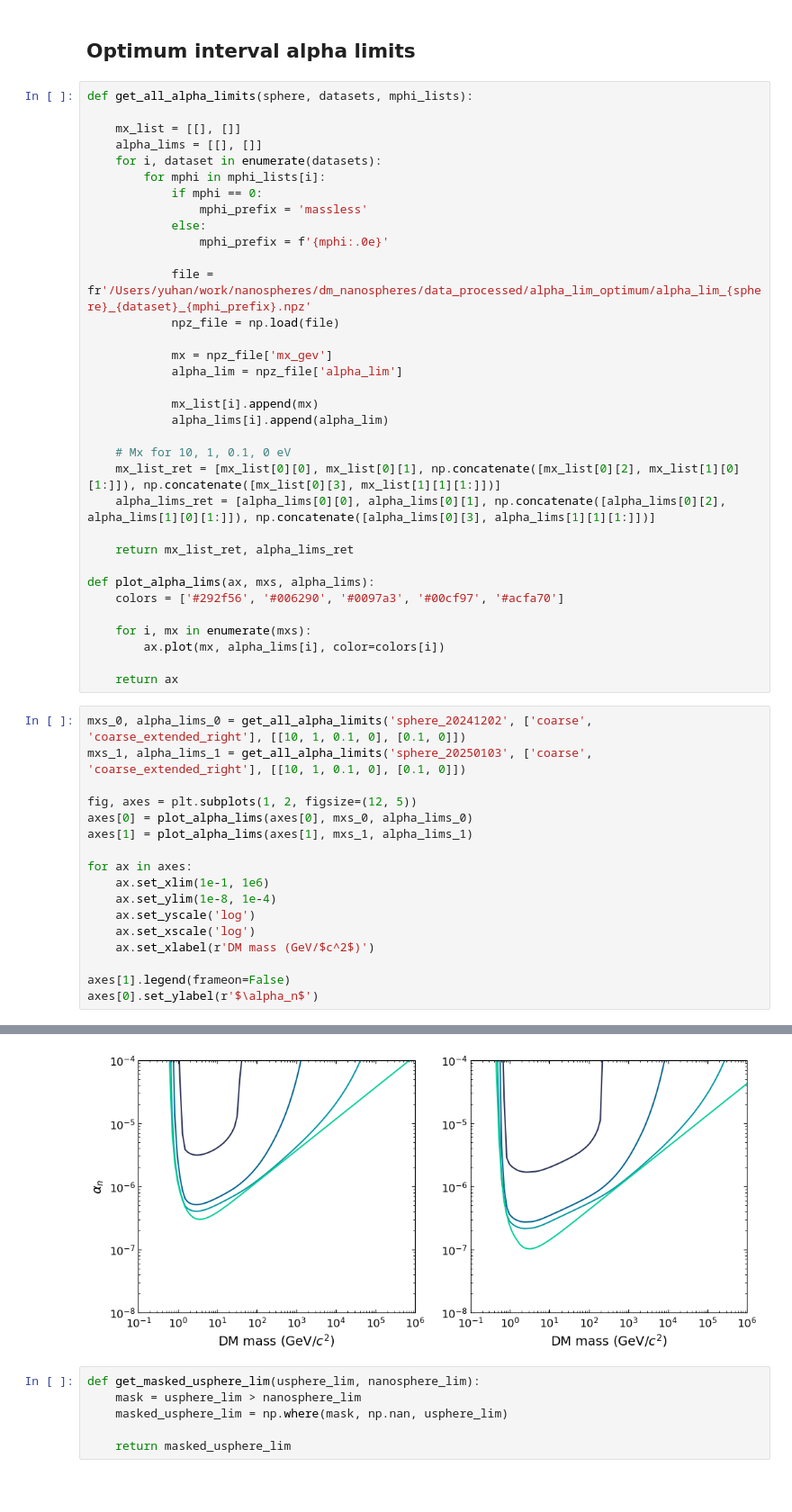
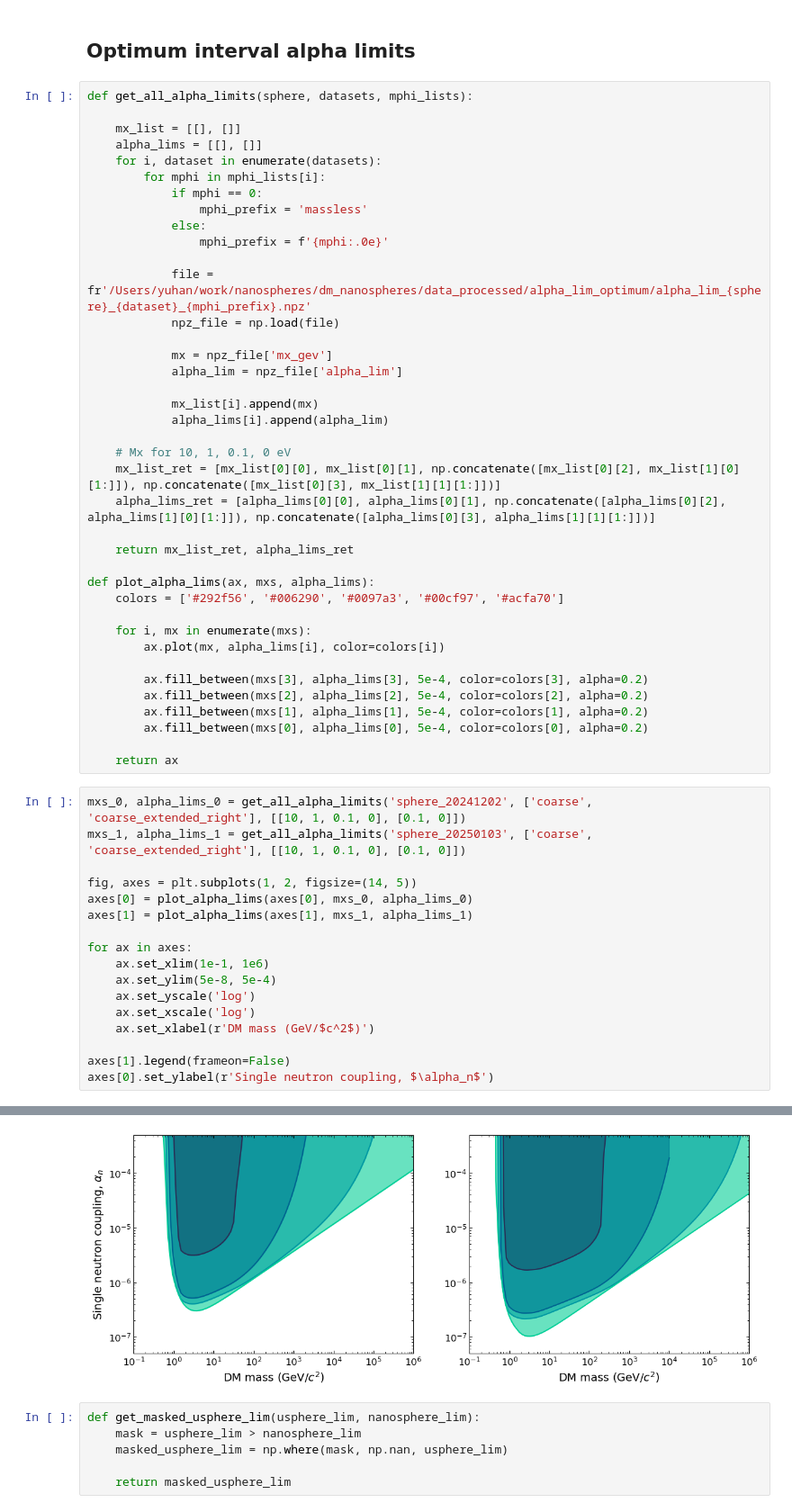
Before and after one commit to yuhants/dm_nanospheres, a Jupyter notebook: analysis_notebooks/sphere_combined_optimum_interval.ipynb, the cells around one changed output, grey strips where cells are left out. Shown at 90% size. Cells and saved outputs as stored; diff of their text form; blank space fills up the shorter version.

```diff
--- a/analysis_notebooks/sphere_combined_optimum_interval.ipynb
+++ b/analysis_notebooks/sphere_combined_optimum_interval.ipynb
@@ -74,23 +74,28 @@ def plot_alpha_lims(ax, mxs, alpha_lims):
     for i, mx in enumerate(mxs):
         ax.plot(mx, alpha_lims[i], color=colors[i])
 
+        ax.fill_between(mxs[3], alpha_lims[3], 5e-4, color=colors[3], alpha=0.2)
+        ax.fill_between(mxs[2], alpha_lims[2], 5e-4, color=colors[2], alpha=0.2)
+        ax.fill_between(mxs[1], alpha_lims[1], 5e-4, color=colors[1], alpha=0.2)
+        ax.fill_between(mxs[0], alpha_lims[0], 5e-4, color=colors[0], alpha=0.2)
+
     return ax
 # %%
 mxs_0, alpha_lims_0 = get_all_alpha_limits('sphere_20241202', ['coarse', 'coarse_extended_right'], [[10, 1, 0.1, 0], [0.1, 0]])
 mxs_1, alpha_lims_1 = get_all_alpha_limits('sphere_20250103', ['coarse', 'coarse_extended_right'], [[10, 1, 0.1, 0], [0.1, 0]])
 
-fig, axes = plt.subplots(1, 2, figsize=(12, 5))
+fig, axes = plt.subplots(1, 2, figsize=(14, 5))
 axes[0] = plot_alpha_lims(axes[0], mxs_0, alpha_lims_0)
 axes[1] = plot_alpha_lims(axes[1], mxs_1, alpha_lims_1)
 
 for ax in axes:
     ax.set_xlim(1e-1, 1e6)
-    ax.set_ylim(1e-8, 1e-4)
+    ax.set_ylim(5e-8, 5e-4)
     ax.set_yscale('log')
     ax.set_xscale('log')
     ax.set_xlabel(r'DM mass (GeV/$c^2$)')
 
 axes[1].legend(frameon=False)
-axes[0].set_ylabel(r'$\alpha_n$')
+axes[0].set_ylabel(r'Single neutron coupling, $\alpha_n$')
 # %% [output]
 No artists with labels found to put in legend.  Note that artists whose label start with an underscore are ignored when legend() is called with no argument.
@@ -98,4 +103,4 @@ Text(0, 0.5, '$\\alpha_n$')
-[figure, old version]
+[figure, new version]
 # %%
 def get_masked_usphere_lim(usphere_lim, nanosphere_lim):
     mask = usphere_lim > nanosphere_lim
```
Also changed, not shown: parts of 1 cell of this notebook, 6 other files.
